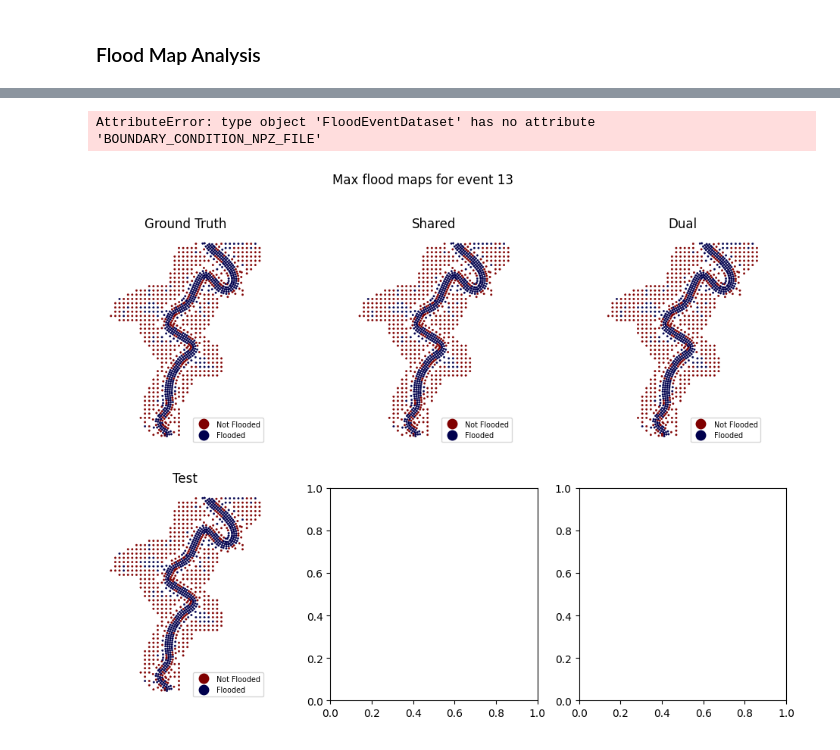
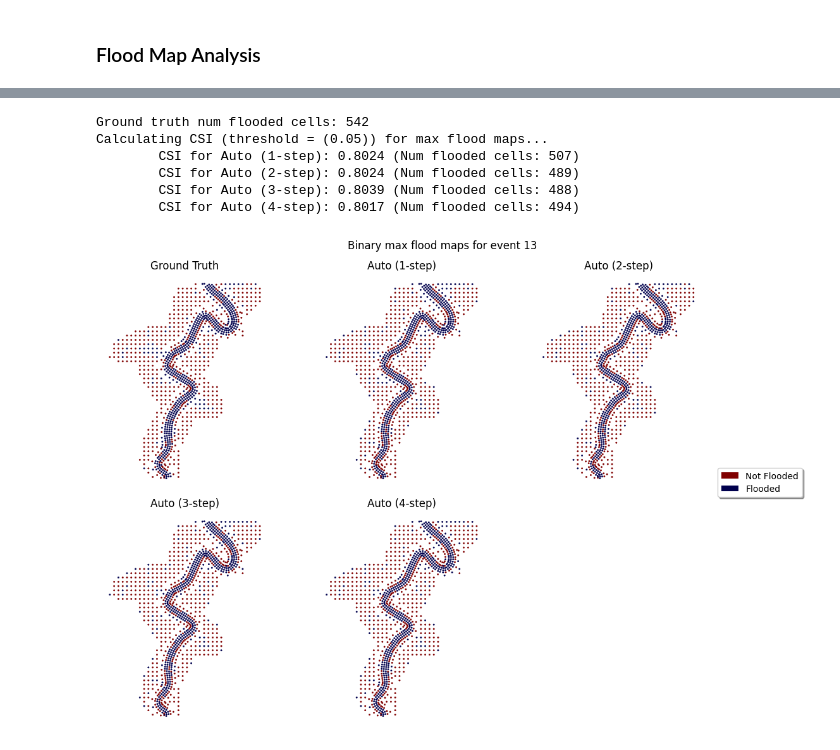
Before and after one commit to acostacos/dual_flood_gnn, a Jupyter notebook: view_results.ipynb, the cells around one changed output, grey strips where cells are left out. Drawn from its saved outputs; the diff is of its cells as text; code cells hidden in the pictures.

```diff
--- a/view_results.ipynb
+++ b/view_results.ipynb
@@ -426,7 +415,7 @@ NODE_IDX_MAP = {
     15: [1022, 1026, 1023, 1082], # Run ID 15
     16: [1022, 1023, 1026, 1082], # Run ID 16
 }
-node_idxs = NODE_IDX_MAP[RUN_ID] + BOUNDARY_NODE_IDX
+node_idxs = NODE_IDX_MAP[RUN_ID] # + BOUNDARY_NODE_IDX
 
 def plot_water_volume_for_node(node_idx: int, water_volume: np.ndarray, num_timesteps: int = None):
     if num_timesteps is None:
@@ -439,11 +428,9 @@ def plot_water_volume_for_node(node_idx: int, water_volume: np.ndarray, num_time
     plt.plot(water_volume[:num_timesteps, node_idx], color='black')
     plt.show()
 
-ground_truth = np.load(metric_paths[0], allow_pickle=True)['target']
-
 for node_idx in node_idxs:
-    peak_wv = ground_truth[:, node_idx].max()
-    peak_wv_timestep = ground_truth[:, node_idx].argmax()
+    peak_wv = vol_ground_truth[:, node_idx].max()
+    peak_wv_timestep = vol_ground_truth[:, node_idx].argmax()
     print(f"(Run ID {RUN_ID}) Peak water volume for node {node_idx}: {peak_wv} (timestep {peak_wv_timestep})")
 
     # plot_water_volume_for_node(node_idx, ground_truth)
@@ -496,7 +558,7 @@ for node_idx in node_idxs:
 # %%
 for node in node_idxs:
     print(f'Calculating NSE for node {node}...')
-    node_gt = torch.Tensor(ground_truth[:, node])
+    node_gt = torch.Tensor(vol_ground_truth[:, node])
     for i, path in enumerate(metric_paths):
         pred = np.load(path, allow_pickle=True)['pred']
         node_pred = torch.Tensor(pred[:, node])
@@ -668,18 +756,18 @@ def plot_max_flood_map_for_all_models(metric_paths: list[str],
     plt.show()
 # %%
-ground_truth = get_max_flood_map(metric_paths[0], 'target')
+max_flood_map_gt = get_max_flood_map(metric_paths[0], 'target')
 
 print(f'Calculating RMSE for max flood maps...')
 for i, path in enumerate(metric_paths):
     pred_max_flood_map = torch.Tensor(get_max_flood_map(path, 'pred'))
-    rmse = metric_utils.RMSE(pred_max_flood_map, torch.Tensor(ground_truth))
+    rmse = metric_utils.RMSE(pred_max_flood_map, torch.Tensor(max_flood_map_gt))
     label =  labels[i] if labels is not None else path.split('/')[-1].split('_')[0]
     print(f'\tRMSE for {label}: {rmse:.4f}')
 
 print(f'Calculating MAE for max flood maps...')
 for i, path in enumerate(metric_paths):
     pred_max_flood_map = torch.Tensor(get_max_flood_map(path, 'pred'))
-    mae = metric_utils.MAE(pred_max_flood_map, torch.Tensor(ground_truth))
+    mae = metric_utils.MAE(pred_max_flood_map, torch.Tensor(max_flood_map_gt))
     label =  labels[i] if labels is not None else path.split('/')[-1].split('_')[0]
     print(f'\tMAE for {label}: {mae:.4f}')
 # %% [output]
@@ -702,11 +861,11 @@ TypeError: BoundaryCondition.__init__() missing 1 required positional argument:
 # %%
 PERCENT_OF_AREA = 0.05
-constant_values_path = 'data/datasets/processed/constant_values.npz'
 
 water_threshold = get_volume_theshold_per_cell(config, constant_values_path, RUN_ID, percent_of_area=PERCENT_OF_AREA)
-binary_gt_max_map = torch.Tensor((ground_truth > water_threshold)).to(torch.bool)
-print(f'Ground truth num flooded cells: {binary_gt_max_map.sum().item()}')
+binary_max_flood_map_gt = max_flood_map_gt > water_threshold
+print(f'Ground truth num flooded cells: {binary_max_flood_map_gt.sum()}')
 print(f'Calculating CSI (threshold = ({PERCENT_OF_AREA})) for max flood maps...')
+binary_gt_max_map = torch.Tensor(binary_max_flood_map_gt).to(torch.bool)
 for i, path in enumerate(metric_paths):
     pred_max_flood_map = get_max_flood_map(path, 'pred')
     binary_pred_max_map = torch.Tensor((pred_max_flood_map > water_threshold)).to(torch.bool)
@@ -714,8 +873,17 @@ for i, path in enumerate(metric_paths):
     label =  labels[i] if labels is not None else path.split('/')[-1].split('_')[0]
     print(f'\tCSI for {label}: {csi:.4f} (Num flooded cells: {binary_pred_max_map.sum().item()})')
 # %% [output]
-AttributeError: type object 'FloodEventDataset' has no attribute 'BOUNDARY_CONDITION_NPZ_FILE'
+Ground truth num flooded cells: 542
+Calculating CSI (threshold = (0.05)) for max flood maps...
+        CSI for Auto (1-step): 0.8024 (Num flooded cells: 507)
+        CSI for Auto (2-step): 0.8024 (Num flooded cells: 489)
+        CSI for Auto (3-step): 0.8039 (Num flooded cells: 488)
+        CSI for Auto (4-step): 0.8017 (Num flooded cells: 494)
 # %%
-plot_max_flood_map_for_all_models(metric_paths, node_df, labels=labels, ground_truth=ground_truth, water_threshold=water_threshold)
+plot_binary_max_flood_map_for_all_models(metric_paths,
+                                         node_df,
+                                         water_threshold,
+                                         labels=labels,
+                                         ground_truth=binary_max_flood_map_gt)
 # %% [output]
-[figure, old version]
+[figure, new version]
```
Also changed, not shown: parts of 18 cells of this notebook, 9 other files.
